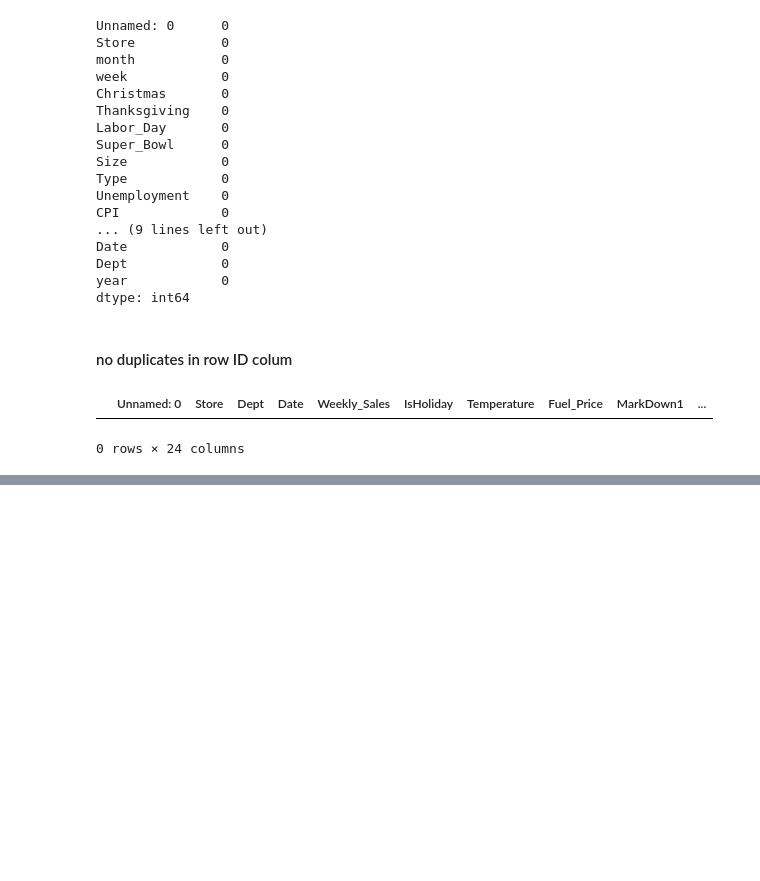
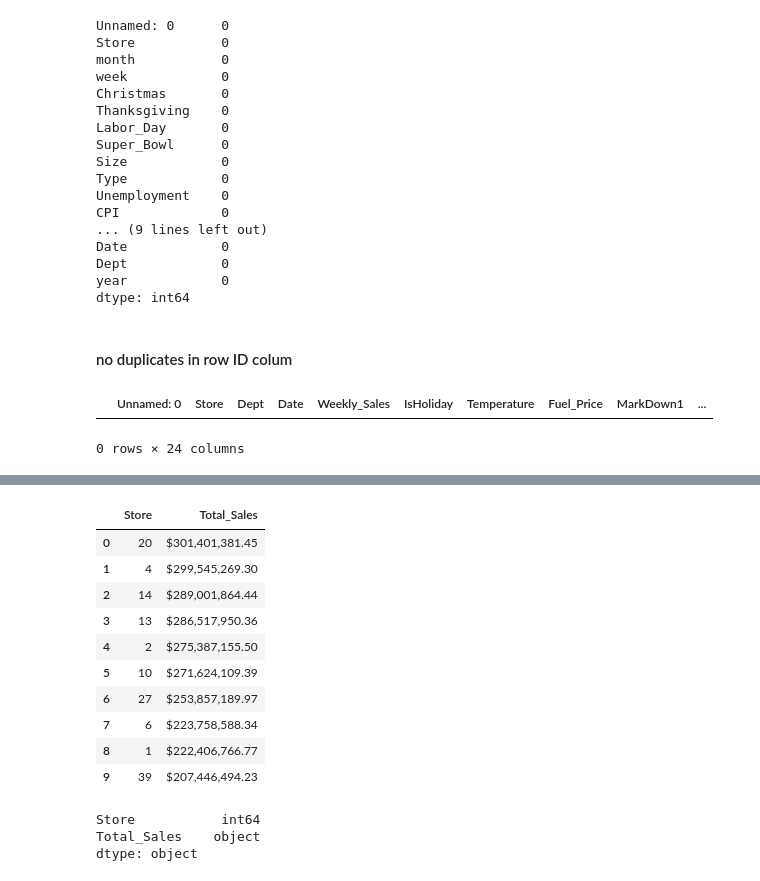
Before and after one commit to lebesguee/walmart_forecast, a Jupyter notebook: forecasting.ipynb, the cells around one changed output, grey strips where cells are left out. Drawn from its saved outputs; the diff is of its cells as text; code cells hidden in the pictures; blank space fills up the shorter version.

```diff
--- a/forecasting.ipynb
+++ b/forecasting.ipynb
@@ -121,0 +165,22 @@ df[df.duplicated('Unnamed: 0')]
+# %%
+TOP10_STORES = TOTAL_SALES_BY_STORE.sort_values(by=['Total_Sales'], ascending=False).reset_index(drop=True).head(10) # Top 10 Tiendas con más ventas
+TOP10_STORES['Total_Sales'] = TOP10_STORES['Total_Sales'].map("${:,.2f}".format)
+TOP10_STORES
+# %% [output]
+|  | Store | Total_Sales |
+| 0 | 20 | $301,401,381.45 |
+| 1 | 4 | $299,545,269.30 |
+| 2 | 14 | $289,001,864.44 |
+| 3 | 13 | $286,517,950.36 |
+| 4 | 2 | $275,387,155.50 |
+| 5 | 10 | $271,624,109.39 |
+| 6 | 27 | $253,857,189.97 |
+| 7 | 6 | $223,758,588.34 |
+| 8 | 1 | $222,406,766.77 |
+| 9 | 39 | $207,446,494.23 |
+# %%
+TOP10_STORES.dtypes
+# %% [output]
+Store           int64
+Total_Sales    object
+dtype: object
```
Also changed, not shown: parts of 19 cells of this notebook.
